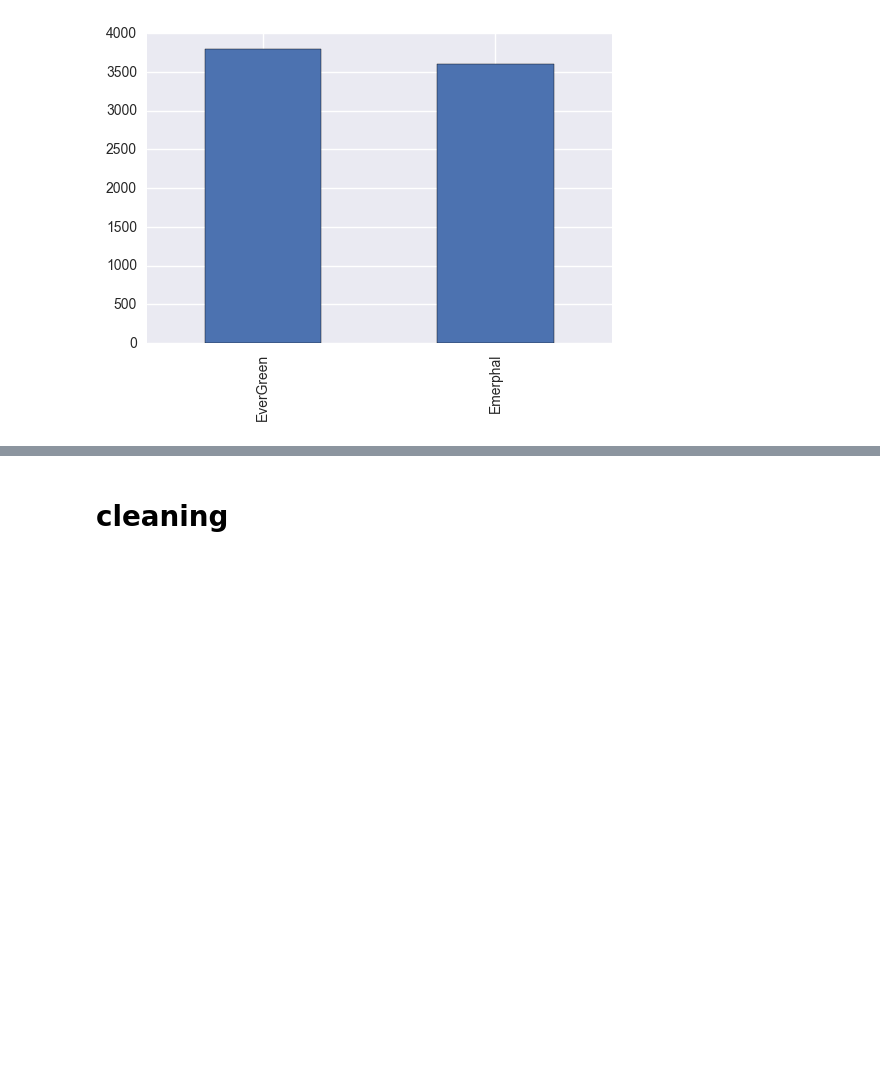
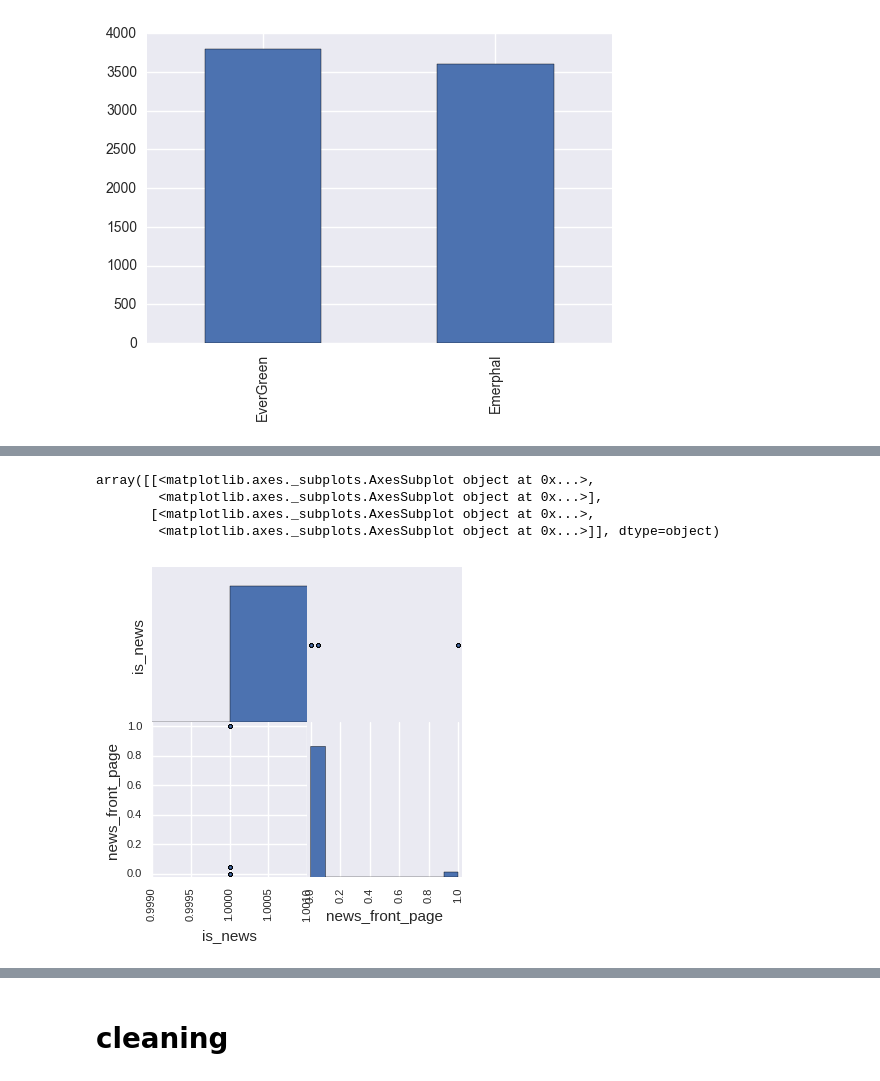
Before and after one commit to liadwg/DMProject, a Jupyter notebook: DataMiningProject200116.ipynb, the cells around one changed output, grey strips where cells are left out. Saved outputs shown, nothing was run; the diff lists cells and outputs as text; code cells hidden in the pictures; blank space fills up the shorter version.

```diff
--- a/DataMiningProject200116.ipynb
+++ b/DataMiningProject200116.ipynb
@@ -283,0 +346,9 @@ named_labels.value_counts().plot(kind='bar')
+# %%
+news = all_data[['is_news','news_front_page']]
+pd.tools.plotting.scatter_matrix(news, alpha = 0.6, figsize = (4,4), diagonal = 'hist' )
+# %% [output]
+array([[<matplotlib.axes._subplots.AxesSubplot object at 0x...>,
+        <matplotlib.axes._subplots.AxesSubplot object at 0x...>],
+       [<matplotlib.axes._subplots.AxesSubplot object at 0x...>,
+        <matplotlib.axes._subplots.AxesSubplot object at 0x...>]], dtype=object)
+[figure, added]
```
Also changed, not shown: parts of 44 cells of this notebook.
